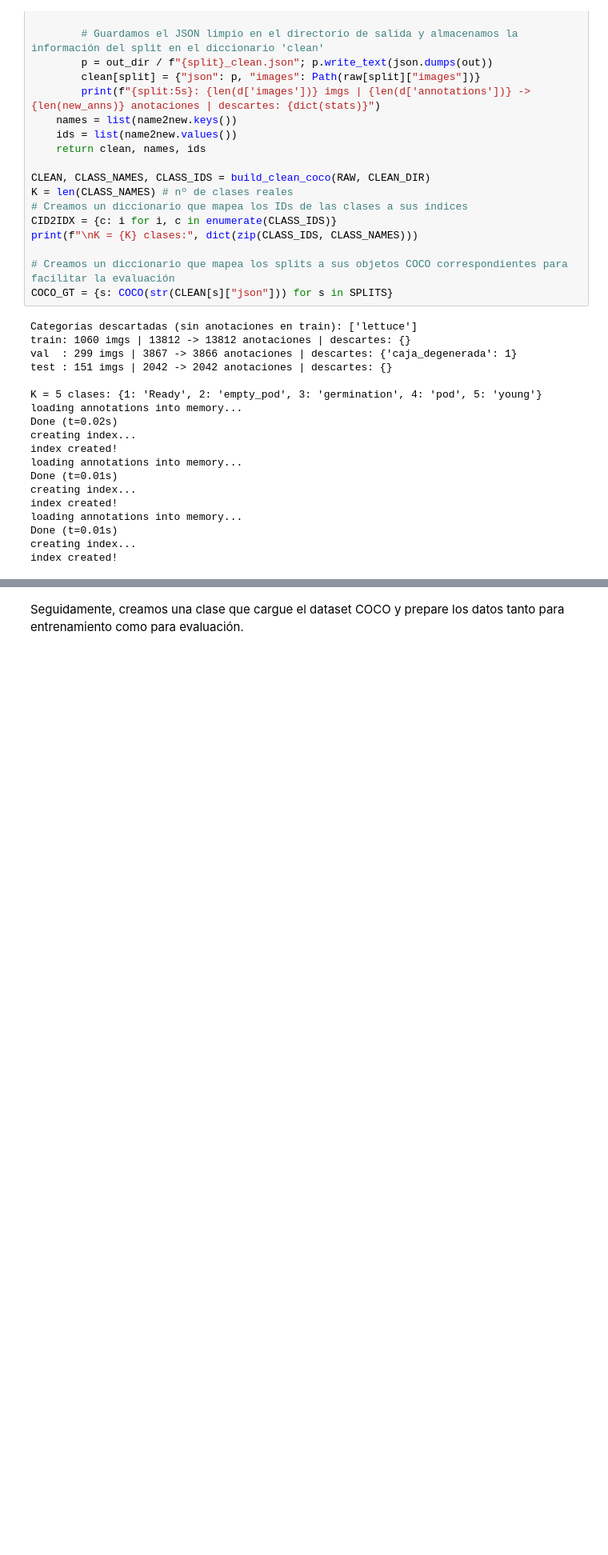
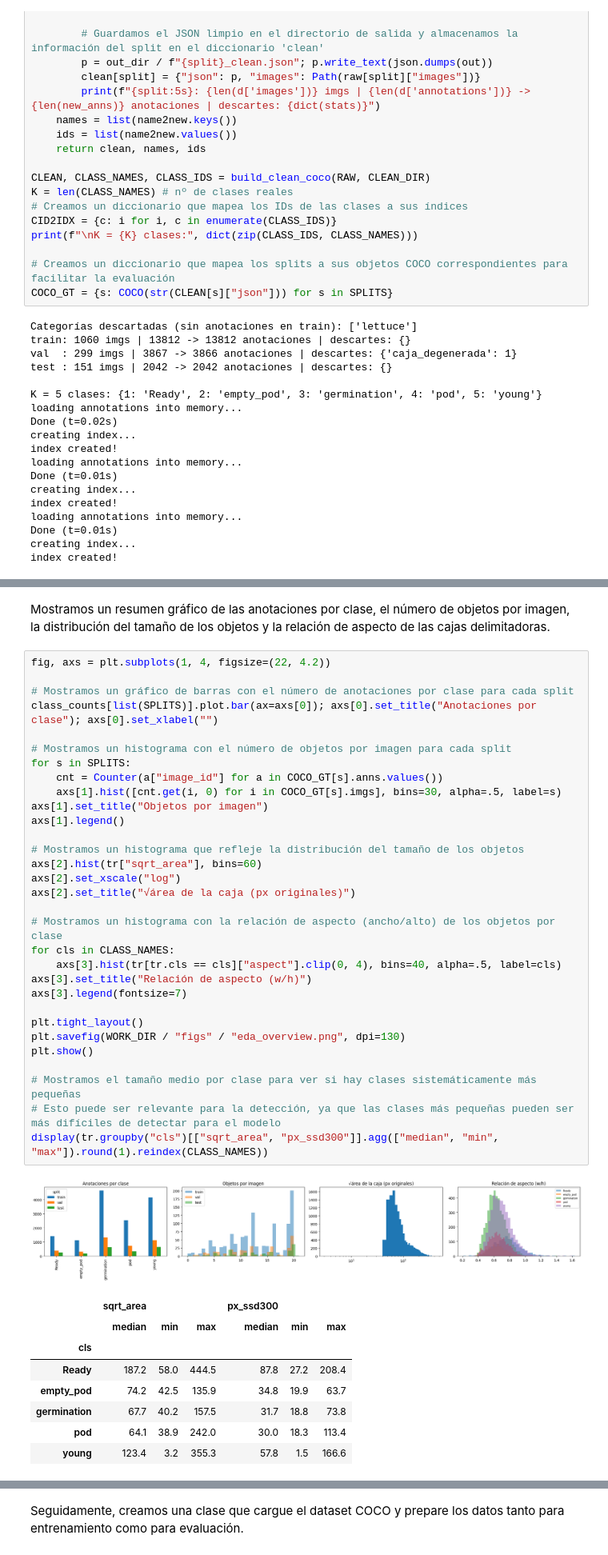
Before and after one commit to Lucas-ao35/vision_p6, a Jupyter notebook: GRUPO_N/Grupo_N_practica_deteccion.ipynb, the cells around one changed output, grey strips where cells are left out. Shown at 80% size. Saved outputs shown, nothing was run; the diff lists cells and outputs as text; blank space fills up the shorter version.

```diff
--- a/GRUPO_N/Grupo_N_practica_deteccion.ipynb
+++ b/GRUPO_N/Grupo_N_practica_deteccion.ipynb
@@ -315,0 +396,43 @@ NameError: name 'coco_train' is not defined
+# %% [markdown]
+Mostramos un resumen gráfico de las anotaciones por clase, el número de objetos por imagen, la distribución del tamaño de los objetos y la relación de aspecto de las cajas delimitadoras.
+# %%
+fig, axs = plt.subplots(1, 4, figsize=(22, 4.2))
+
+# Mostramos un gráfico de barras con el número de anotaciones por clase para cada split
+class_counts[list(SPLITS)].plot.bar(ax=axs[0]); axs[0].set_title("Anotaciones por clase"); axs[0].set_xlabel("")
+
+# Mostramos un histograma con el número de objetos por imagen para cada split
+for s in SPLITS:
+    cnt = Counter(a["image_id"] for a in COCO_GT[s].anns.values())
+    axs[1].hist([cnt.get(i, 0) for i in COCO_GT[s].imgs], bins=30, alpha=.5, label=s)
+axs[1].set_title("Objetos por imagen")
+axs[1].legend()
+
+# Mostramos un histograma que refleje la distribución del tamaño de los objetos
+axs[2].hist(tr["sqrt_area"], bins=60)
+axs[2].set_xscale("log")
+axs[2].set_title("√área de la caja (px originales)")
+
+# Mostramos un histograma con la relación de aspecto (ancho/alto) de los objetos por clase
+for cls in CLASS_NAMES:
+    axs[3].hist(tr[tr.cls == cls]["aspect"].clip(0, 4), bins=40, alpha=.5, label=cls)
+axs[3].set_title("Relación de aspecto (w/h)")
+axs[3].legend(fontsize=7)
+
+plt.tight_layout()
+plt.savefig(WORK_DIR / "figs" / "eda_overview.png", dpi=130)
+plt.show()
+
+# Mostramos el tamaño medio por clase para ver si hay clases sistemáticamente más pequeñas
+# Esto puede ser relevante para la detección, ya que las clases más pequeñas pueden ser más difíciles de detectar para el modelo
+display(tr.groupby("cls")[["sqrt_area", "px_ssd300"]].agg(["median", "min", "max"]).round(1).reindex(CLASS_NAMES))
+# %% [output]
+[figure, added]
+|  | sqrt_area |  |  | px_ssd300 |  |  |
+|  | median | min | max | median | min | max |
+| cls |  |  |  |  |  |  |
+| Ready | 187.2 | 58.0 | 444.5 | 87.8 | 27.2 | 208.4 |
+| empty_pod | 74.2 | 42.5 | 135.9 | 34.8 | 19.9 | 63.7 |
+| germination | 67.7 | 40.2 | 157.5 | 31.7 | 18.8 | 73.8 |
+| pod | 64.1 | 38.9 | 242.0 | 30.0 | 18.3 | 113.4 |
+| young | 123.4 | 3.2 | 355.3 | 57.8 | 1.5 | 166.6 |
```
Also changed, not shown: parts of 13 cells of this notebook.
